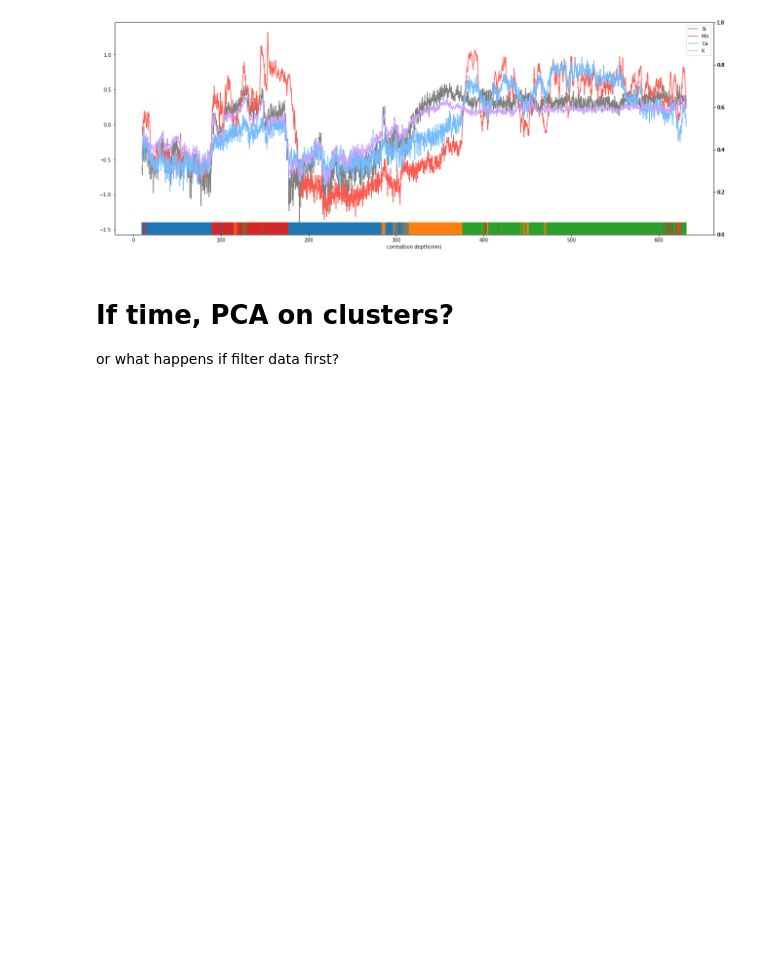
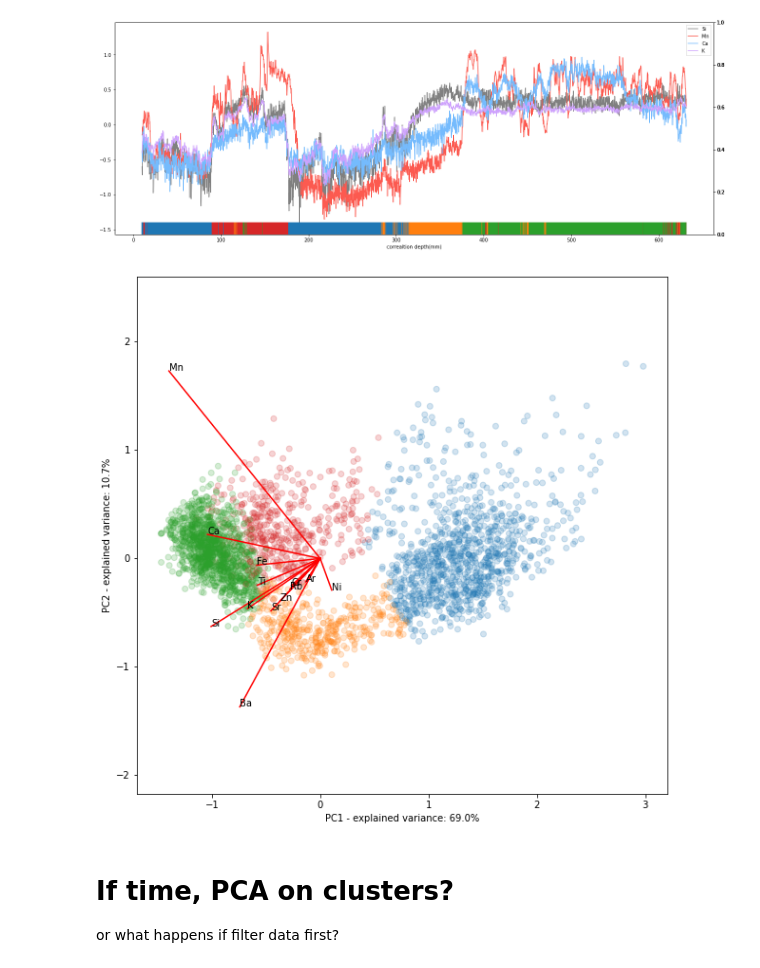
Before and after one commit to ds4geo/ds4geo, a Jupyter notebook: WS 2020 Course Notes/Session 8.ipynb, the cells around one changed output. Drawn from its saved outputs; the diff is of its cells as text; code cells hidden in the pictures; blank space fills up the shorter version.

```diff
--- a/WS 2020 Course Notes/Session 8.ipynb
+++ b/WS 2020 Course Notes/Session 8.ipynb
@@ -293,6 +293,21 @@ ax2.set_ylim(0,1)
 # %% [output]
 (0.0, 1.0)
 [figure]
+# %%
+# Visualise clusters on PC transformed data
+fig, ax = plt.subplots(figsize=(10,10))
+pc2plot = (1,2)
+ax.scatter(X_pca[:, pc2plot[0]-1], X_pca[:, pc2plot[1]-1], alpha=0.2, c=["C{}".format(j) for j in klabs])
+ax.axis('equal')
+ax.set_xlabel("PC{} - explained variance: {}%".format(pc2plot[0], round(evr[pc2plot[0]-1]*100,1)))
+ax.set_ylabel("PC{} - explained variance: {}%".format(pc2plot[1], round(evr[pc2plot[1]-1]*100,1)))
+
+for v, nm in zip(pca.components_[0:2,:].T, elements):
+  vec = v * 2.5
+  ax.plot([0,vec[0]], [0, vec[1]],"r")
+  ax.text(vec[0],vec[1], nm)
+# %% [output]
+[figure, added]
 # %% [markdown]
 # If time, PCA on clusters?
 
```
